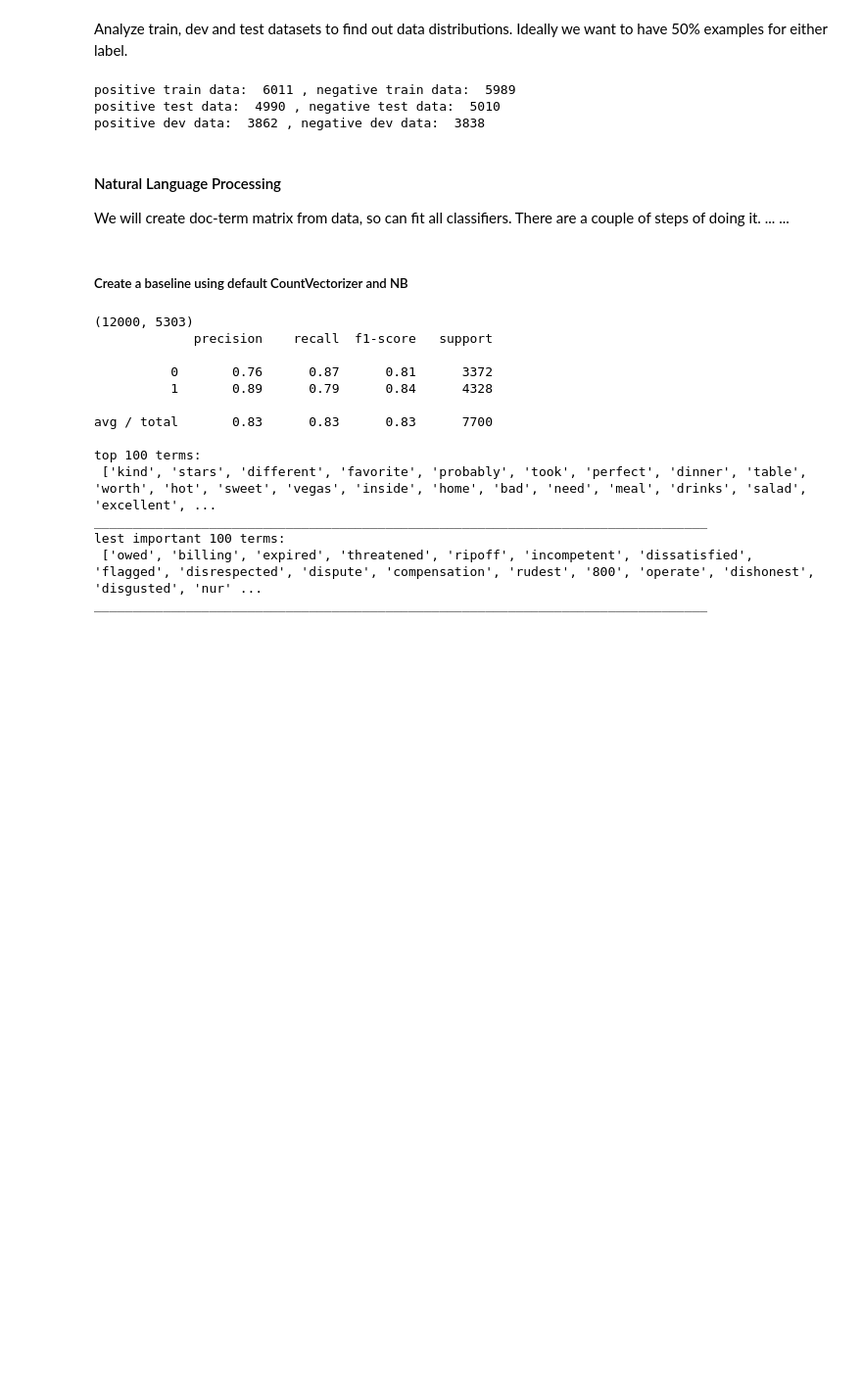
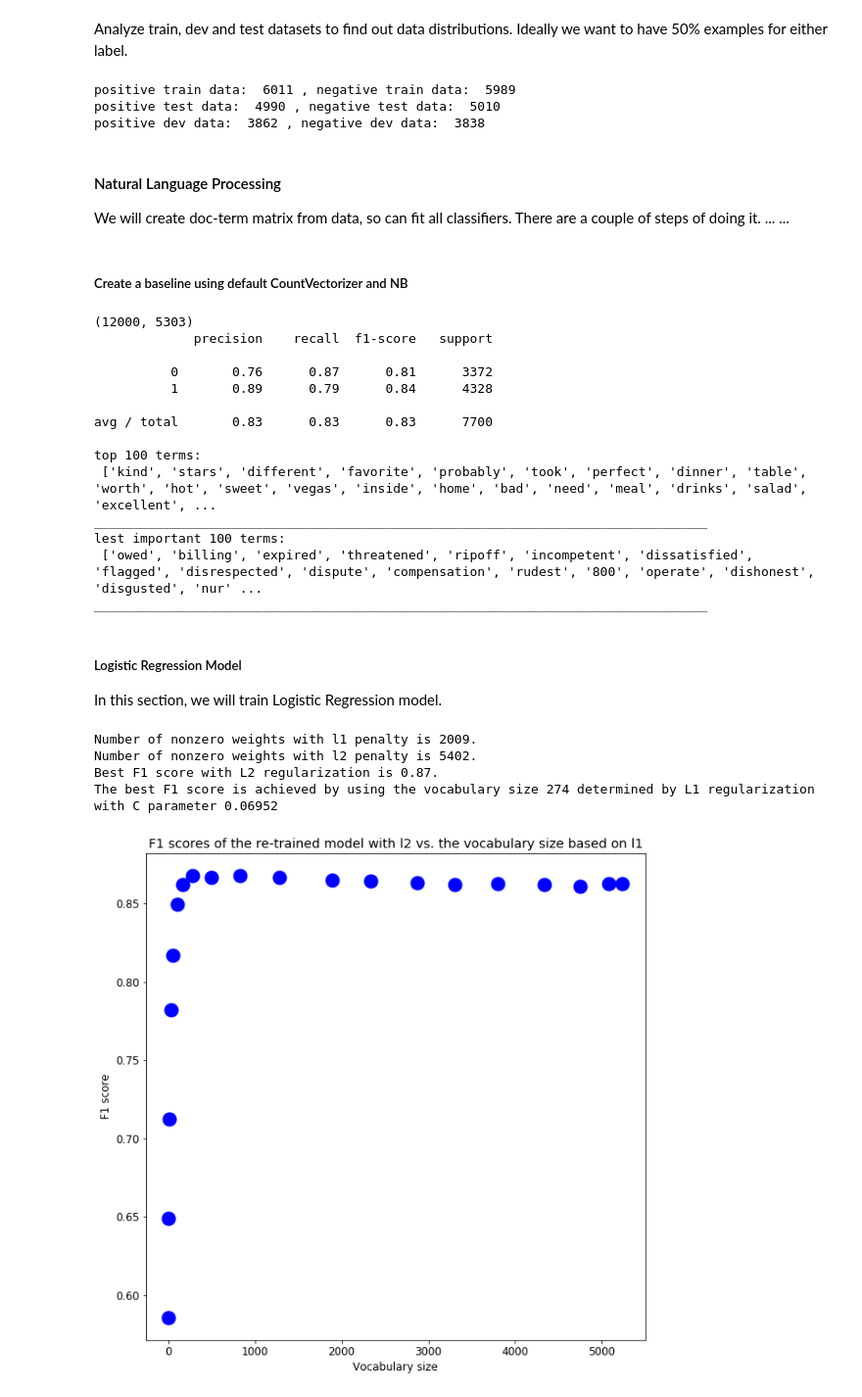
Before and after one commit to chandra1sekar/yelp-reviews, a Jupyter notebook: yelp_review_classification.ipynb, the cells around one changed output. Shown: that part at 98% size. Saved outputs shown, nothing was run; the diff lists cells and outputs as text; code cells hidden in the pictures; blank space fills up the shorter version.

Commit message:
Add Initial Logistic Regression Model (#1)
* Add versions, clarify size, and true output with seed set first time

* Add Logistic Regression Model

```diff
--- a/yelp_review_classification.ipynb
+++ b/yelp_review_classification.ipynb
@@ -157,3 +174,66 @@ ________________________________________________________________________________
 lest important 100 terms:
  ['owed', 'billing', 'expired', 'threatened', 'ripoff', 'incompetent', 'dissatisfied', 'flagged', 'disrespected', 'dispute', 'compensation', 'rudest', '800', 'operate', 'dishonest', 'disgusted', 'nur' ...
 ________________________________________________________________________________
+# %% [markdown]
+##### Logistic Regression Model
+
+In this section, we will train Logistic Regression model.
+# %%
+def yelp_review_logistic_regression_model(train_data = train_data,
+                                          train_labels = train_labels,
+                                          test_data = dev_data,
+                                          test_labels = dev_labels,
+                                          seed = 1234):
+    # Keep this random seed so that this function is reproducible.
+    np.random.seed(seed)
+    count_vectorizer = CountVectorizer(strip_accents='ascii', stop_words='english', min_df=0.001)
+    dtm_train = count_vectorizer.fit_transform(train_data)
+    # compare the number of nonzero weights from l1 and l2
+    logistic_l1 = LogisticRegression(penalty="l1")
+    logistic_l1.fit(dtm_train, train_labels)
+    # Method 1 using np.nonzero
+    print("Number of nonzero weights with l1 penalty is {:d}.".format(len(set((np.nonzero(logistic_l1.coef_))[1]))))
+    logistic_l2 = LogisticRegression(penalty="l2")
+    logistic_l2.fit(dtm_train, train_labels)
+    print("Number of nonzero weights with l2 penalty is {:d}.".format(len(set((np.nonzero(logistic_l2.coef_))[1]))))
+
+    # vary C parameters and plot the graph
+    vocabsizes = []
+    l1_cs = []
+    f1_scores = []
+    for i in np.logspace(-3, 2, num=20):
+        logistic_l1 = LogisticRegression(penalty="l1", tol=0.01, C=i)
+        logistic_l1.fit(dtm_train, train_labels)
+        # features that have at least one non-zero weights under l1 penalty
+        l1_nonzero_vocab = np.array(count_vectorizer.get_feature_names())[list(set((np.nonzero(logistic_l1.coef_))[1]))]
+        vocabsizes.append(len(l1_nonzero_vocab))
+        l1_cs.append(i)
+        # using vocabulary based on non-zero weights from l1 penalty logistic regression results
+        vectorizer_with_reduced_vocab = CountVectorizer(vocabulary=l1_nonzero_vocab)
+        dtm_with_reduced_vocab = vectorizer_with_reduced_vocab.fit_transform(train_data)
+        dtm_test_with_reduced_vocab = vectorizer_with_reduced_vocab.transform(test_data)
+        # fit logistic regression with penalty l2
+        logistic_l2_retrain = LogisticRegression(penalty="l2")
+        logistic_l2_retrain.fit(dtm_with_reduced_vocab, train_labels)
+        f1_scores.append(metrics.f1_score(test_labels,
+                                          logistic_l2_retrain.predict(dtm_test_with_reduced_vocab),
+                                          average = 'macro'))
+
+    # plot the results
+    plt.figure(figsize=(10,10))
+    plt.plot(vocabsizes, f1_scores, 'bo', markersize=15)
+    plt.title('F1 scores of the re-trained model with l2 vs. the vocabulary size based on l1')
+    plt.xlabel('Vocabulary size')
+    plt.ylabel('F1 score')
+    plt.rcParams["font.size"] = 12
+
+    print("Best F1 score with L2 regularization is {:.2f}.\nThe best F1 score is achieved by using the vocabulary size {:d} determined by L1 regularization with C parameter {:.5f}"\
+          .format(np.max(f1_scores),vocabsizes[np.argmax(f1_scores)],l1_cs[np.argmax(f1_scores)]))
+
+yelp_review_logistic_regression_model()
+# %% [output]
+Number of nonzero weights with l1 penalty is 2009.
+Number of nonzero weights with l2 penalty is 5402.
+Best F1 score with L2 regularization is 0.87.
+The best F1 score is achieved by using the vocabulary size 274 determined by L1 regularization with C parameter 0.06952
+[figure, added]
```
Also changed, not shown: parts of 2 cells of this notebook.
